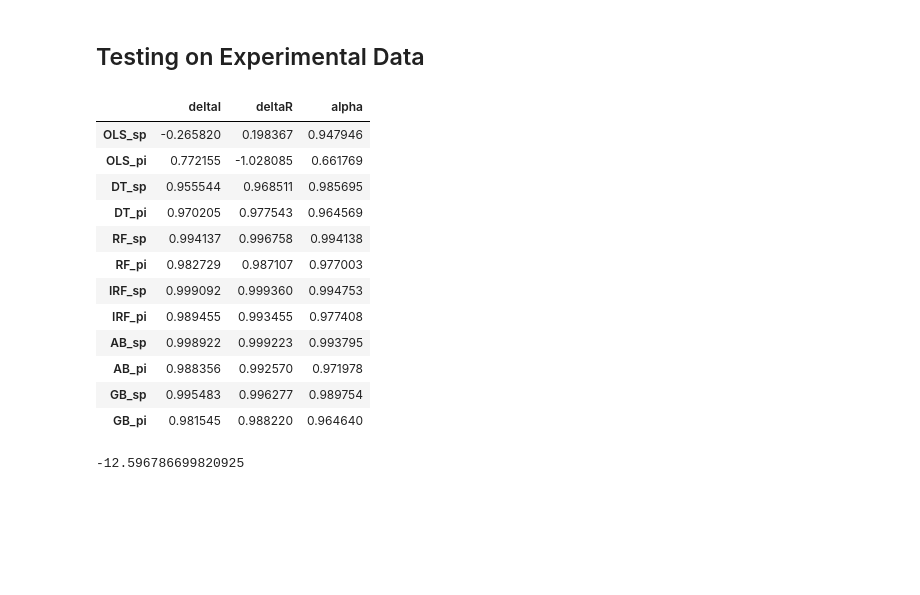
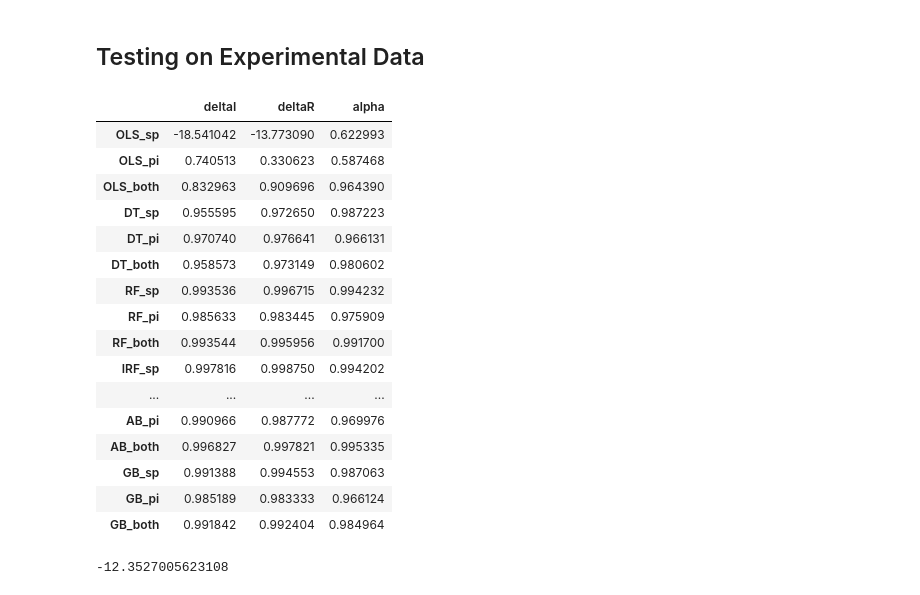
Before and after one commit to Lcollins91/DS_ResearchProject_ND, a Jupyter notebook: Hexagon_Spec_Models_v7_E0Mstarfixed_WithDispersion_BothKinds.ipynb, the cells around one changed output. Drawn from its saved outputs; the diff is of its cells as text; code cells hidden in the pictures; blank space fills up the shorter version.

```diff
--- a/Hexagon_Spec_Models_v7_E0Mstarfixed_WithDispersion_BothKinds.ipynb
+++ b/Hexagon_Spec_Models_v7_E0Mstarfixed_WithDispersion_BothKinds.ipynb
@@ -92,6 +92,8 @@ def myResiduals(testY, predictY):
 ## Made new training data with E_0 and mstar fixed.
 # %%
 #Load the training data
+subset = 5 #every 10 mV
+start = 50 # for starting at -300mV
 
 peak_names = ['peak1', 'peak2', 'peak3', 'peak4']
 locs_names = ['loc1', 'loc2', 'loc3', 'loc4']
@@ -100,27 +102,34 @@ prom_names = ['prom1', 'prom2', 'prom3', 'prom4']
 
 energy = (pd.read_csv('Training_Data/Hexagon/HexagonBias_v4.csv', header=None)*1000).round().astype(int)
 energy_names = ['E_%i_mV' % item for item in list(energy.T[0])]
+energy_names2 = energy_names[start::subset]
+energy_names3 = energy_names[start::1]
 
 col_names2 = ['deltaI', 'deltaR', 'E_0', 'mstar', 'alpha']+ peak_names + locs_names + width_names + prom_names
+col_names2a = ['deltaI', 'deltaR', 'E_0', 'mstar', 'alpha']+ peak_names[1:] + locs_names + width_names + prom_names[1:]
 
 col_names1 = ['deltaI', 'deltaR', 'E_0', 'mstar', 'alpha'] + energy_names
 
-data1 = pd.read_csv('Training_Data/Hexagon/HexagonTrainingData070318_v11_E0Mfixed_specPoints.csv', header = None, names = col_names1)
-data2 = pd.read_csv('Training_Data/Hexagon/HexagonTrainingData070318_v11_E0Mfixed_peakinfo.csv', header = None, names = col_names2)
+#col_names_both = col_names2 + energy_names2
+col_names_both = col_names2a + energy_names2
+col_names_a = ['deltaI', 'deltaR', 'E_0', 'mstar', 'alpha'] + energy_names3
+
+data1 = pd.read_csv('Training_Data/Hexagon/HexagonTrainingData071318_v11_E0Mfixed_specPoints.csv', header = None, names = col_names1)
+data2 = pd.read_csv('Training_Data/Hexagon/HexagonTrainingData071318_v11_E0Mfixed_peakinfo.csv', header = None, names = col_names2)
 save_data = True
 
-energy_names2 = energy_names[0::subset]
-
-col_names_both = col_names2 + energy_names2
 
 data = data2.join(data1.drop(['deltaI', 'deltaR', 'E_0', 'mstar', 'alpha'], axis = 1), how = 'left')
 data = data[col_names_both]
 
-X1 = data1.drop(['deltaI', 'deltaR', 'E_0', 'mstar', 'alpha'], axis = 1)
-Y1 = data1[['deltaI', 'deltaR', 'alpha']]
+data1a = data1[col_names_a]
+data2a = data2[col_names2a]
 
-X2 = data2.drop(['deltaI', 'deltaR', 'E_0', 'mstar', 'alpha'], axis = 1)
-Y2 = data2[['deltaI', 'deltaR', 'alpha']]
+X1 = data1a.drop(['deltaI', 'deltaR', 'E_0', 'mstar', 'alpha'], axis = 1)
+Y1 = data1a[['deltaI', 'deltaR', 'alpha']]
+
+X2 = data2a.drop(['deltaI', 'deltaR', 'E_0', 'mstar', 'alpha'], axis = 1)
+Y2 = data2a[['deltaI', 'deltaR', 'alpha']]
 
 X = data.drop(['deltaI', 'deltaR', 'E_0', 'mstar', 'alpha'], axis = 1)
 Y = data[['deltaI', 'deltaR', 'alpha']]
@@ -801,9 +876,14 @@ exp_data_sp = pd.read_csv('Training_Data/Hexagon/HexagonExperimentalData062218_v
 exp_data_pi = pd.read_csv('Training_Data/Hexagon/HexagonExperimentalData062218_v8_peakinfo.csv', header = None, names = col_names3)
 
 col_names_exp_both = col_names_both[5:]
+col_names_exp_pi = col_names2a[5:]
+col_names_exp_a = col_names_a[5:]
 
 exp_data_both = exp_data_sp.join(exp_data_pi, how = 'left')
 exp_data_both = exp_data_both[col_names_exp_both]
+
+exp_data_sp = exp_data_sp[col_names_exp_a]
+exp_data_pi = exp_data_pi[col_names_exp_pi]
 
 E0M_pred_phase_OLS_R_sp = E0M_results_OLS_R_sp.predict(exp_data_sp)
 E0M_pred_phase_OLS_I_sp = E0M_results_OLS_I_sp.predict(exp_data_sp)
@@ -930,53 +1010,57 @@ E0M_predictedPhases.loc['AB_sp'] = E0M_phases_AB_sp
 E0M_predictedPhases.loc['AB_pi'] = E0M_phases_AB_pi
 E0M_predictedPhases.loc['AB_both'] = E0M_phases_AB_both
 E0M_predictedPhases.loc['GB_sp'] = E0M_phases_GB_sp
 E0M_predictedPhases.loc['GB_pi'] = E0M_phases_GB_pi
 E0M_predictedPhases.loc['GB_both'] = E0M_phases_GB_both
 
 E0M_Scores = pd.DataFrame([], columns = ['deltaI', 'deltaR', 'alpha'])
 
 E0M_Scores.loc['OLS_sp'] = E0M_scores_OLS
 E0M_Scores.loc['OLS_pi'] = E0M_scores_OLS_pi
 E0M_Scores.loc['OLS_both'] = E0M_scores_OLS_both
 E0M_Scores.loc['DT_sp'] = E0M_scores_DT
 E0M_Scores.loc['DT_pi'] = E0M_scores_DT_pi
 E0M_Scores.loc['DT_both'] = E0M_scores_DT_both
 E0M_Scores.loc['RF_sp'] = E0M_scores_RF
 E0M_Scores.loc['RF_pi'] = E0M_scores_RF_pi
 E0M_Scores.loc['RF_both'] = E0M_scores_RF_both
 E0M_Scores.loc['IRF_sp'] = E0M_scores_RF2
 E0M_Scores.loc['IRF_pi'] = E0M_scores_RF2_pi
 E0M_Scores.loc['IRF_both'] = E0M_scores_RF2_both
 E0M_Scores.loc['AB_sp'] = E0M_scores_AB
 E0M_Scores.loc['AB_pi'] = E0M_scores_AB_pi
 E0M_Scores.loc['AB_both'] = E0M_scores_AB_both
 E0M_Scores.loc['GB_sp'] = E0M_scores_GB
 E0M_Scores.loc['GB_pi'] = E0M_scores_GB_pi
 E0M_Scores.loc['GB_both'] = E0M_scores_GB_both
 
 E0M_Scores
 # %% [output]
 |  | deltaI | deltaR | alpha |
-| OLS_sp | -0.265820 | 0.198367 | 0.947946 |
-| OLS_pi | 0.772155 | -1.028085 | 0.661769 |
-| DT_sp | 0.955544 | 0.968511 | 0.985695 |
-| DT_pi | 0.970205 | 0.977543 | 0.964569 |
-| RF_sp | 0.994137 | 0.996758 | 0.994138 |
-| RF_pi | 0.982729 | 0.987107 | 0.977003 |
-| IRF_sp | 0.999092 | 0.999360 | 0.994753 |
-| IRF_pi | 0.989455 | 0.993455 | 0.977408 |
-| AB_sp | 0.998922 | 0.999223 | 0.993795 |
-| AB_pi | 0.988356 | 0.992570 | 0.971978 |
-| GB_sp | 0.995483 | 0.996277 | 0.989754 |
-| GB_pi | 0.981545 | 0.988220 | 0.964640 |
+| OLS_sp | -18.541042 | -13.773090 | 0.622993 |
+| OLS_pi | 0.740513 | 0.330623 | 0.587468 |
+| OLS_both | 0.832963 | 0.909696 | 0.964390 |
+| DT_sp | 0.955595 | 0.972650 | 0.987223 |
+| DT_pi | 0.970740 | 0.976641 | 0.966131 |
+| DT_both | 0.958573 | 0.973149 | 0.980602 |
+| RF_sp | 0.993536 | 0.996715 | 0.994232 |
+| RF_pi | 0.985633 | 0.983445 | 0.975909 |
+| RF_both | 0.993544 | 0.995956 | 0.991700 |
+| IRF_sp | 0.997816 | 0.998750 | 0.994202 |
+| ... | ... | ... | ... |
+| AB_pi | 0.990966 | 0.987772 | 0.969976 |
+| AB_both | 0.996827 | 0.997821 | 0.995335 |
+| GB_sp | 0.991388 | 0.994553 | 0.987063 |
+| GB_pi | 0.985189 | 0.983333 | 0.966124 |
+| GB_both | 0.991842 | 0.992404 | 0.984964 |
 # %%
-score_threshold = 0.98
+score_threshold = 0.95
 
-avgalpha = E0M_predictedPhases[E0M_Scores > score_threshold]['alpha'].mean()
+avgalpha = E0M_predictedPhases[E0M_Scores > score_threshold].drop(['OLS_both'], axis = 0)['alpha'].mean()
 
 avgalpha
 # %% [output]
--12.596786699820925
+-12.3527005623108
 # %%
 E0M_predictedPhases[E0M_Scores>score_threshold]
 # %% [output]
```
Also changed, not shown: parts of 21 cells of this notebook, 20 other files.
